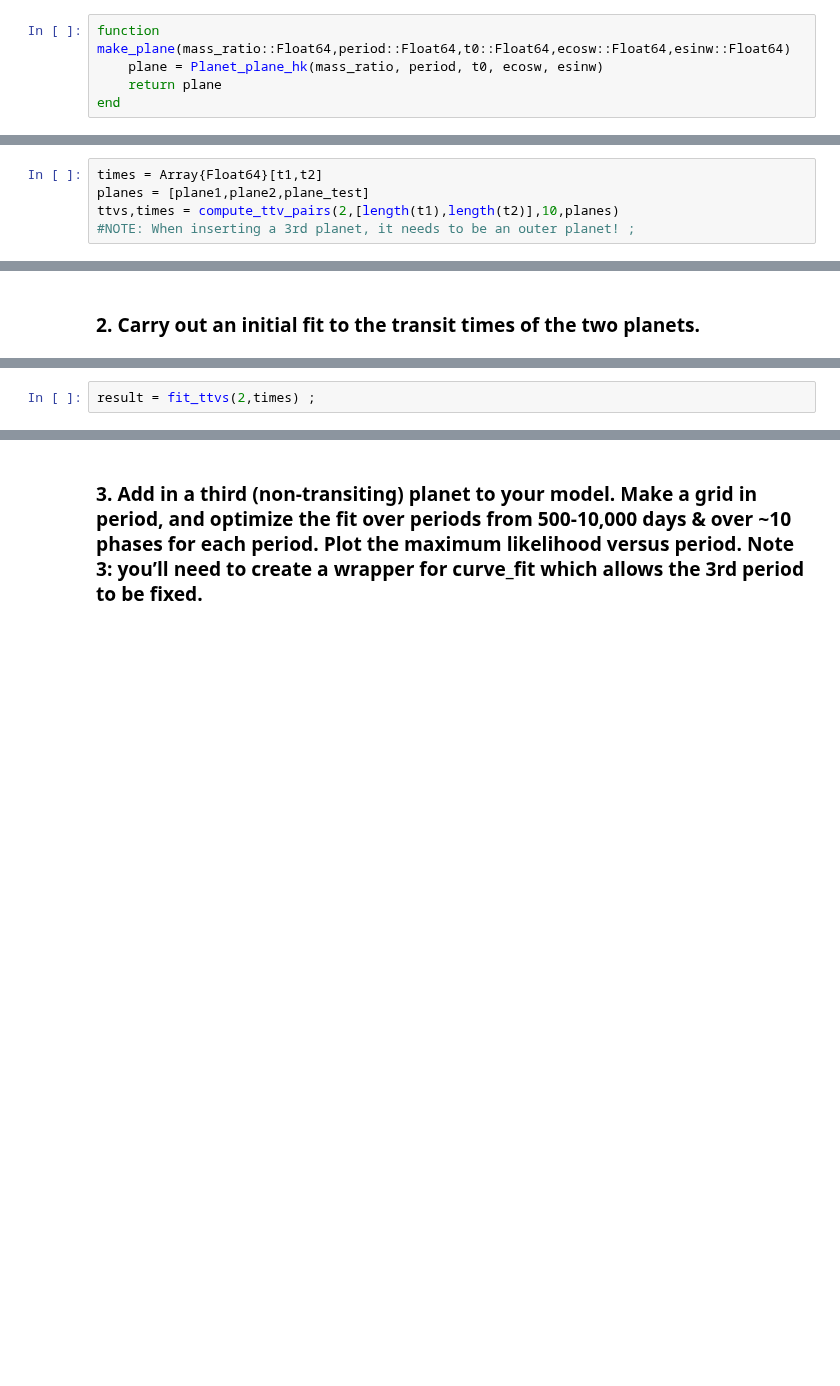
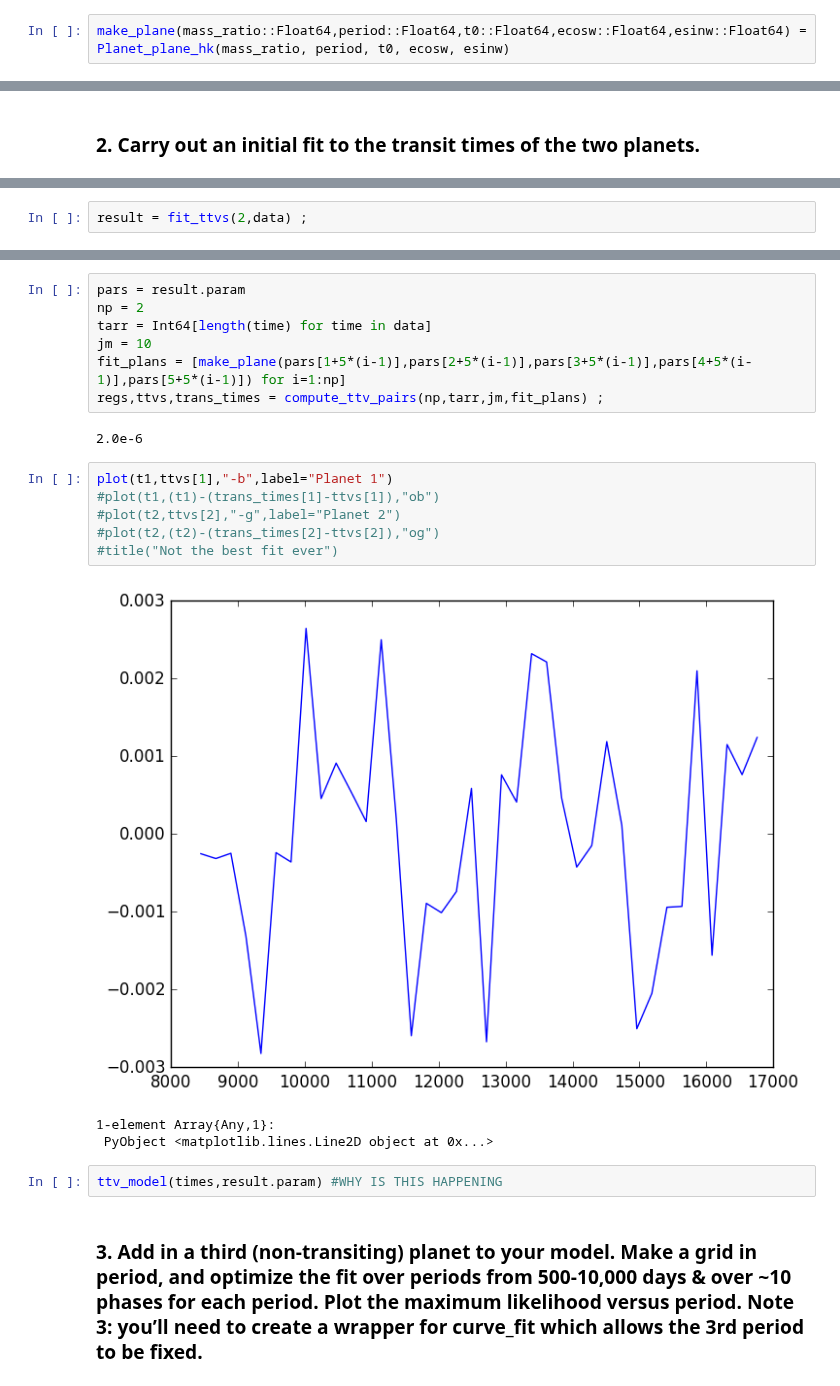
Before and after one commit to jlustigy/ExoJulia, a Jupyter notebook: Homework/hw4/Trevor_Kolby/hw4.ipynb, the cells around one changed output, grey strips where cells are left out. Saved outputs shown, nothing was run; the diff lists cells and outputs as text; blank space fills up the shorter version.

```diff
--- a/Homework/hw4/Trevor_Kolby/hw4.ipynb
+++ b/Homework/hw4/Trevor_Kolby/hw4.ipynb
@@ -44,10 +46,7 @@ title("Planet 1") ;
 # %% [markdown]
 ### 1. Create a wrapper for compute_ttv.jl which calls N(N-1) pairs of planets to compute the TTV of each planet due to all of the others.
 # %%
-function make_plane(mass_ratio::Float64,period::Float64,t0::Float64,ecosw::Float64,esinw::Float64)
-    plane = Planet_plane_hk(mass_ratio, period, t0, ecosw, esinw)
-    return plane
-end
+make_plane(mass_ratio::Float64,period::Float64,t0::Float64,ecosw::Float64,esinw::Float64) = Planet_plane_hk(mass_ratio, period, t0, ecosw, esinw)
 # %% [output]
 make_plane (generic function with 1 method)
 # %%
@@ -90,5 +94,0 @@ plane_test = make_plane(0.1,100.0,1.,0.1,0.1)
-# %%
-times = Array{Float64}[t1,t2]
-planes = [plane1,plane2,plane_test]
-ttvs,times = compute_ttv_pairs(2,[length(t1),length(t2)],10,planes)
-#NOTE: When inserting a 3rd planet, it needs to be an outer planet! ;
@@ -165,6 +168,6 @@ end
 # %% [output]
 fit_ttvs (generic function with 1 method)
 # %%
-result = fit_ttvs(2,times) ;
+result = fit_ttvs(2,data) ;
 # %% [output]
 LoadError: LoadError: AssertionError: alpha < 1
@@ -188,3 +191,24 @@ esinw_2 = 0.016019057419633418
+# %%
+pars = result.param
+np = 2
+tarr = Int64[length(time) for time in data]
+jm = 10
+fit_plans = [make_plane(pars[1+5*(i-1)],pars[2+5*(i-1)],pars[3+5*(i-1)],pars[4+5*(i-1)],pars[5+5*(i-1)]) for i=1:np]
+regs,ttvs,trans_times = compute_ttv_pairs(np,tarr,jm,fit_plans) ;
+# %% [output]
+2.0e-6
+# %%
+plot(t1,ttvs[1],"-b",label="Planet 1")
+#plot(t1,(t1)-(trans_times[1]-ttvs[1]),"ob")
+#plot(t2,ttvs[2],"-g",label="Planet 2")
+#plot(t2,(t2)-(trans_times[2]-ttvs[2]),"og")
+#title("Not the best fit ever")
+# %% [output]
+[figure, added]
+1-element Array{Any,1}:
+ PyObject <matplotlib.lines.Line2D object at 0x...>
+# %%
+ttv_model(times,result.param) #WHY IS THIS HAPPENING
 # %% [markdown]
 ### 3. Add in a third (non-transiting) planet to your model.  Make a grid in period, and optimize the fit over periods from 500-10,000 days & over ~10 phases for each period.  Plot the maximum likelihood versus period. Note 3: you’ll need to create a wrapper for curve_fit which allows the 3rd period to be fixed.
 # %% [markdown]
```
Also changed, not shown: parts of 22 cells of this notebook.
